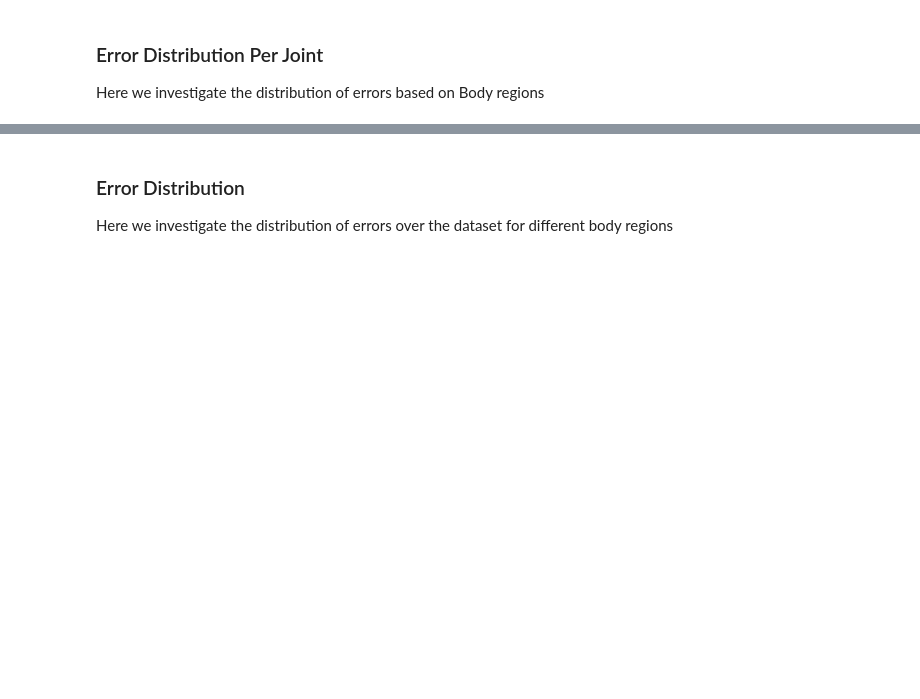
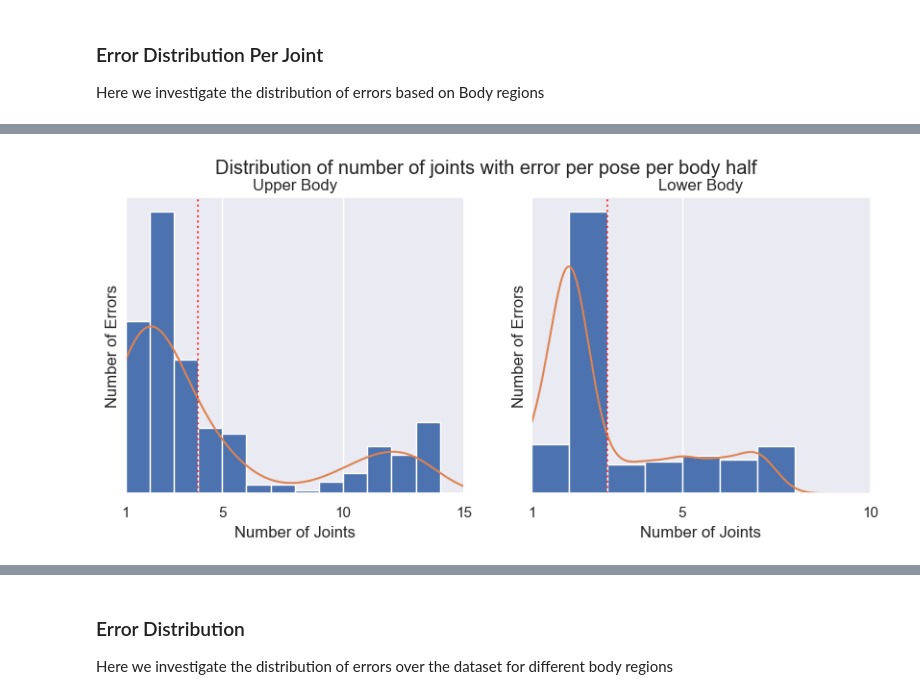
Before and after one commit to LeonardoPohl/FESD, a Jupyter notebook: FESDModel/FESDModel.ipynb, the cells around one changed output, grey strips where cells are left out. Saved outputs shown, nothing was run; the diff lists cells and outputs as text; code cells hidden in the pictures; blank space fills up the shorter version.

```diff
--- a/FESDModel/FESDModel.ipynb
+++ b/FESDModel/FESDModel.ipynb
@@ -225,34 +259,40 @@ plt.show()
 # %%
-fig, axs = plt.subplots(figsize = (6,8), nrows=2, ncols=1)
+fig, axs = plt.subplots(figsize = (10,4), nrows=1, ncols=2)
 
-err_dist_upper = df_data_joints[df_data_joints["body_half"] == "Upper Body"].groupby("pose_id")["error_simple"].sum().reset_index()["error_simple"]
+err_dist_upper = df_data_joints[df_data_joints["body_half"] == "Upper Body"][df_data_joints["error_simple"] == 1].groupby("pose_id")["error_simple"].sum().reset_index()["error_simple"]
 err_dist_lower = df_data_joints[df_data_joints["body_half"] == "Lower Body"].groupby("pose_id")["error_simple"].sum().reset_index()["error_simple"]
 
-err_dist_upper.plot.hist(bins = range(16), density=True, ax = axs[0])
+err_dist_upper = err_dist_upper[err_dist_upper > 0]
+err_dist_lower = err_dist_lower[err_dist_lower > 0]
+
+err_dist_upper.plot.hist(bins = range(1, 16), density=True, ax = axs[0])
 err_dist_upper.plot(kind = "kde", ax = axs[0])
 
-err_dist_lower.plot.hist(bins = range(11), density=True, ax = axs[1])
+err_dist_lower.plot.hist(bins = range(1, 11), density=True, ax = axs[1])
 err_dist_lower.plot(kind = "kde", ax = axs[1])
 
 fig.suptitle("Distribution of number of joints with error per pose per body half")
 axs[0].set_title("Upper Body")
 axs[1].set_title("Lower Body")
 
-axs[0].set_xlim(0, 15)
-axs[0].set_xticks(range(0, 16, 5))
-axs[1].set_xlim(0, 10)
-axs[1].set_xticks(range(0, 11, 5))
+axs[0].set_xlim(1, 15)
+axs[0].set_xticks([1, 5, 10, 15])
+axs[1].set_xlim(1, 10)
+axs[1].set_xticks([1, 5, 10])
 
-quant = err_dist_upper.quantile(0.8)
+quant = err_dist_upper.quantile(0.7)
 axs[0].axvline(quant, color="red", alpha = .7, ymax = 1, linestyle = ":")
 
-quant = err_dist_lower.quantile(0.8)
+quant = err_dist_lower.quantile(0.7)
 axs[1].axvline(quant, color="red", alpha = .7, ymax = 1, linestyle = ":")
 
-axs[1].set_xlabel("Number of Joints with Error")
+
 for ax in axs:
-  ax.set_ylabel("Number of poses")
+  ax.set_ylabel("Number of Errors")
+  ax.set_xlabel("Number of Joints")
   ax.set_yticks([])
 
 plt.savefig("figures/distribution_of_joint_errors_per_pose_per_body_half.png")
 plt.show()
+# %% [output]
+[figure, added]
```
Also changed, not shown: parts of 40 cells of this notebook, 14 other files.
